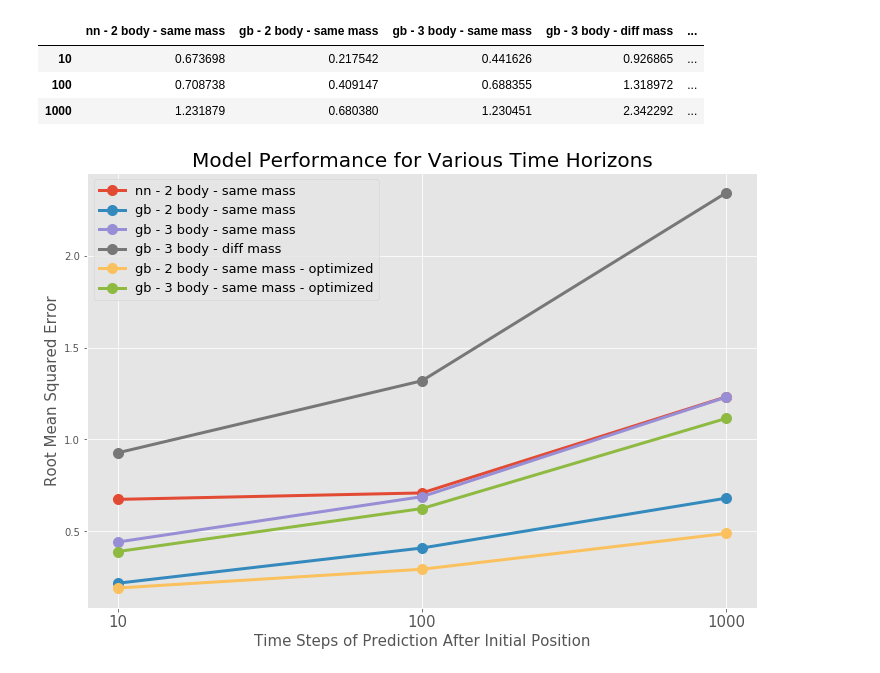
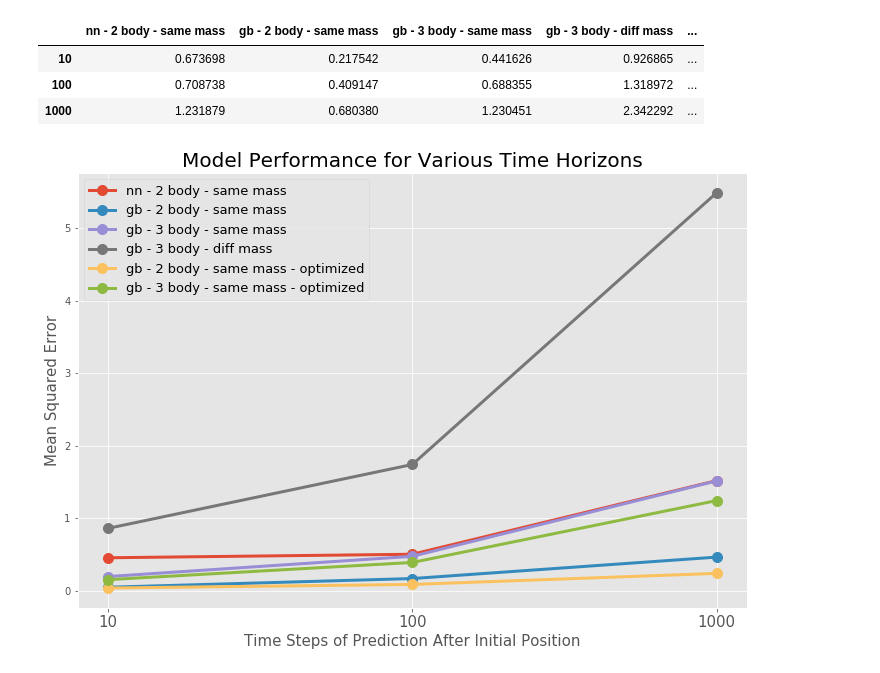
Before and after one commit to redwin21/n-body-problem, a Jupyter notebook: images/model_performance_plot.ipynb, the cells around one changed output. Cells and saved outputs as stored; diff of their text form; code cells hidden in the pictures.

```diff
--- a/images/model_performance_plot.ipynb
+++ b/images/model_performance_plot.ipynb
@@ -26,16 +26,16 @@ df
 # %%
 fig, ax = plt.subplots(figsize=(12,8))
 
 for col in df.columns:
-    ax.plot(df[col].index, df[col].values, lw=3, marker='o', ms=10, label=col)
+    ax.plot(df[col].index, df[col].values**2, lw=3, marker='o', ms=10, label=col)
 
 ax.legend(fontsize=13)
 ax.set_title('Model Performance for Various Time Horizons', fontsize=20)
 ax.set_xlabel('Time Steps of Prediction After Initial Position', fontsize=15)
-ax.set_ylabel('Root Mean Squared Error', fontsize=15)
+ax.set_ylabel('Mean Squared Error', fontsize=15)
 for tick in ax.xaxis.get_major_ticks():
     tick.label.set_fontsize(15)
 
 fig.savefig('../images/model_perf.png', bbox_inches='tight')
 # %% [output]
-[figure, old version]
+[figure, new version]
```
Also changed, not shown: 3 other files.
